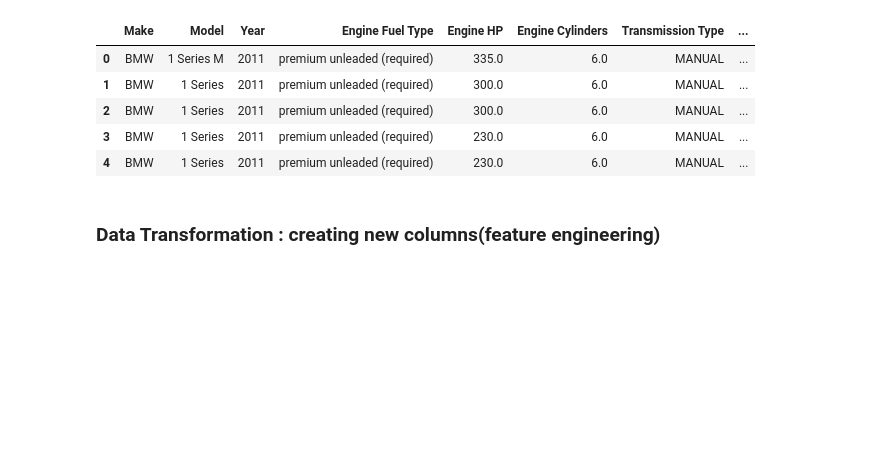
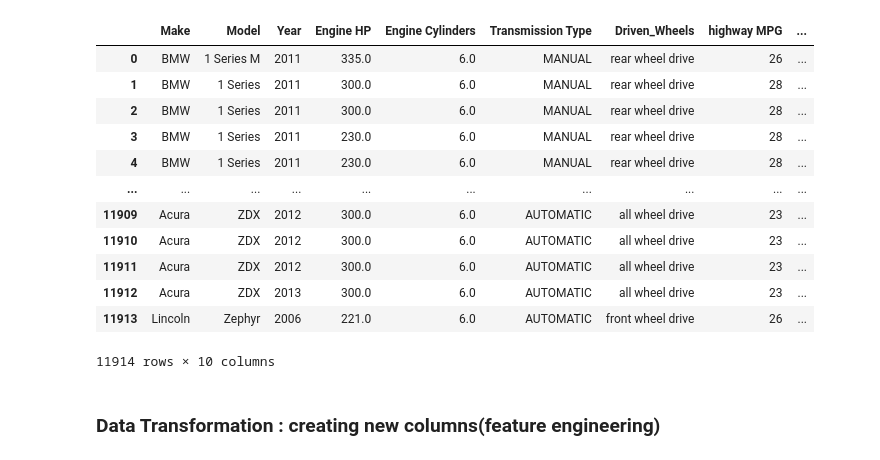
Before and after one commit to ESET0105/BASIC, a Jupyter notebook: AI/Pandas/Day6/EDA.ipynb, the cells around one changed output. Saved outputs shown, nothing was run; the diff lists cells and outputs as text; code cells hidden in the pictures; blank space fills up the shorter version.

```diff
--- a/AI/Pandas/Day6/EDA.ipynb
+++ b/AI/Pandas/Day6/EDA.ipynb
@@ -24,11 +24,18 @@ Data columns (total 16 columns):
 dtypes: float64(3), int64(5), object(8)
 memory usage: 1.5+ MB
 # %%
-df.head()
+df.drop(['Engine Fuel Type','Market Category','Popularity','Number of Doors','Vehicle Style','Vehicle Size'],axis=1)
 # %% [output]
-|  | Make | Model | Year | Engine Fuel Type | Engine HP | Engine Cylinders | Transmission Type | ... |
-| 0 | BMW | 1 Series M | 2011 | premium unleaded (required) | 335.0 | 6.0 | MANUAL | ... |
-| 1 | BMW | 1 Series | 2011 | premium unleaded (required) | 300.0 | 6.0 | MANUAL | ... |
-| 2 | BMW | 1 Series | 2011 | premium unleaded (required) | 300.0 | 6.0 | MANUAL | ... |
-| 3 | BMW | 1 Series | 2011 | premium unleaded (required) | 230.0 | 6.0 | MANUAL | ... |
-| 4 | BMW | 1 Series | 2011 | premium unleaded (required) | 230.0 | 6.0 | MANUAL | ... |
+|  | Make | Model | Year | Engine HP | Engine Cylinders | Transmission Type | Driven_Wheels | highway MPG | ... |
+| 0 | BMW | 1 Series M | 2011 | 335.0 | 6.0 | MANUAL | rear wheel drive | 26 | ... |
+| 1 | BMW | 1 Series | 2011 | 300.0 | 6.0 | MANUAL | rear wheel drive | 28 | ... |
+| 2 | BMW | 1 Series | 2011 | 300.0 | 6.0 | MANUAL | rear wheel drive | 28 | ... |
+| 3 | BMW | 1 Series | 2011 | 230.0 | 6.0 | MANUAL | rear wheel drive | 28 | ... |
+| 4 | BMW | 1 Series | 2011 | 230.0 | 6.0 | MANUAL | rear wheel drive | 28 | ... |
+| ... | ... | ... | ... | ... | ... | ... | ... | ... | ... |
+| 11909 | Acura | ZDX | 2012 | 300.0 | 6.0 | AUTOMATIC | all wheel drive | 23 | ... |
+| 11910 | Acura | ZDX | 2012 | 300.0 | 6.0 | AUTOMATIC | all wheel drive | 23 | ... |
+| 11911 | Acura | ZDX | 2012 | 300.0 | 6.0 | AUTOMATIC | all wheel drive | 23 | ... |
+| 11912 | Acura | ZDX | 2013 | 300.0 | 6.0 | AUTOMATIC | all wheel drive | 23 | ... |
+| 11913 | Lincoln | Zephyr | 2006 | 221.0 | 6.0 | AUTOMATIC | front wheel drive | 26 | ... |
+11914 rows × 10 columns
```
Also changed, not shown: parts of 4 cells of this notebook, 14 other files.
